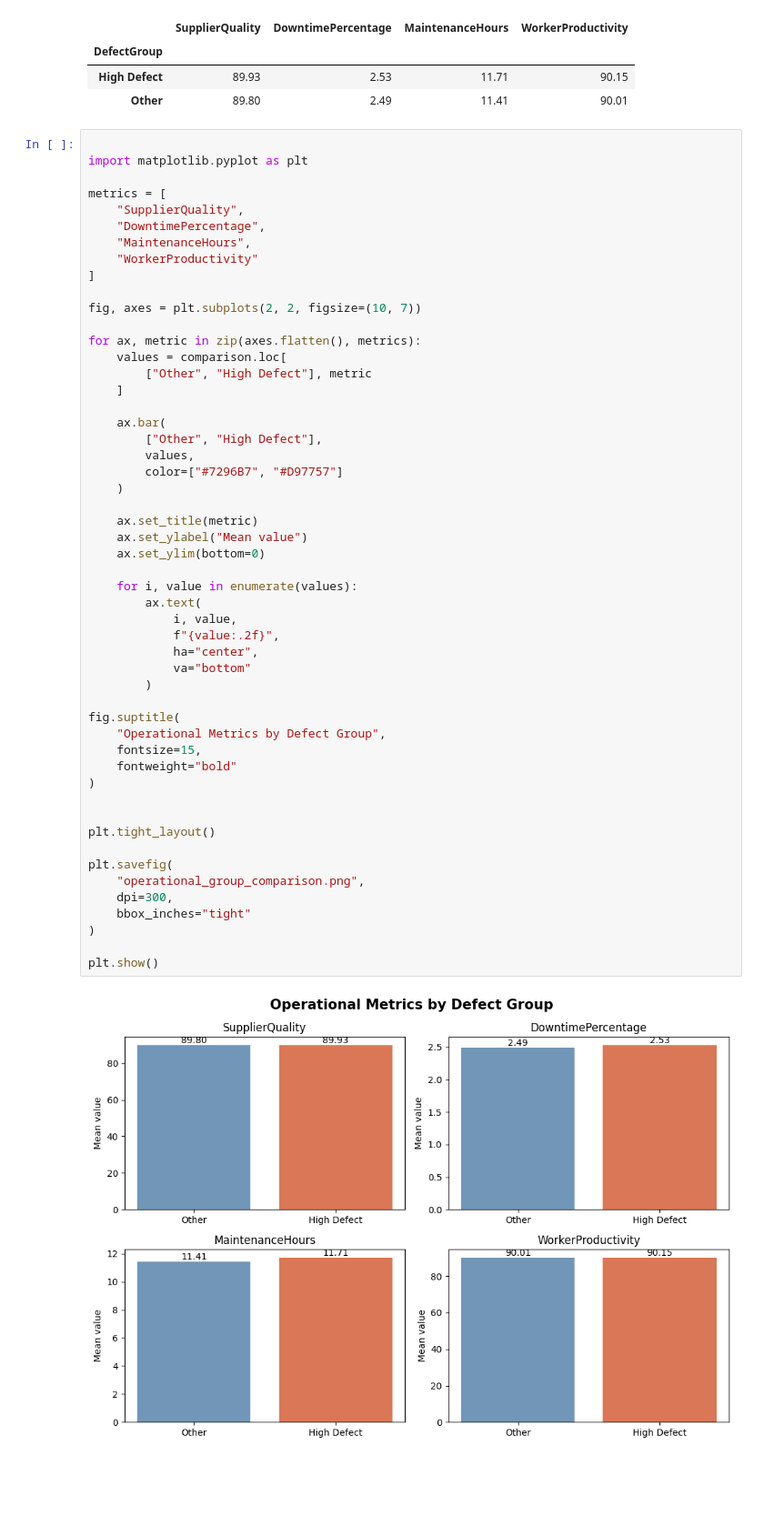
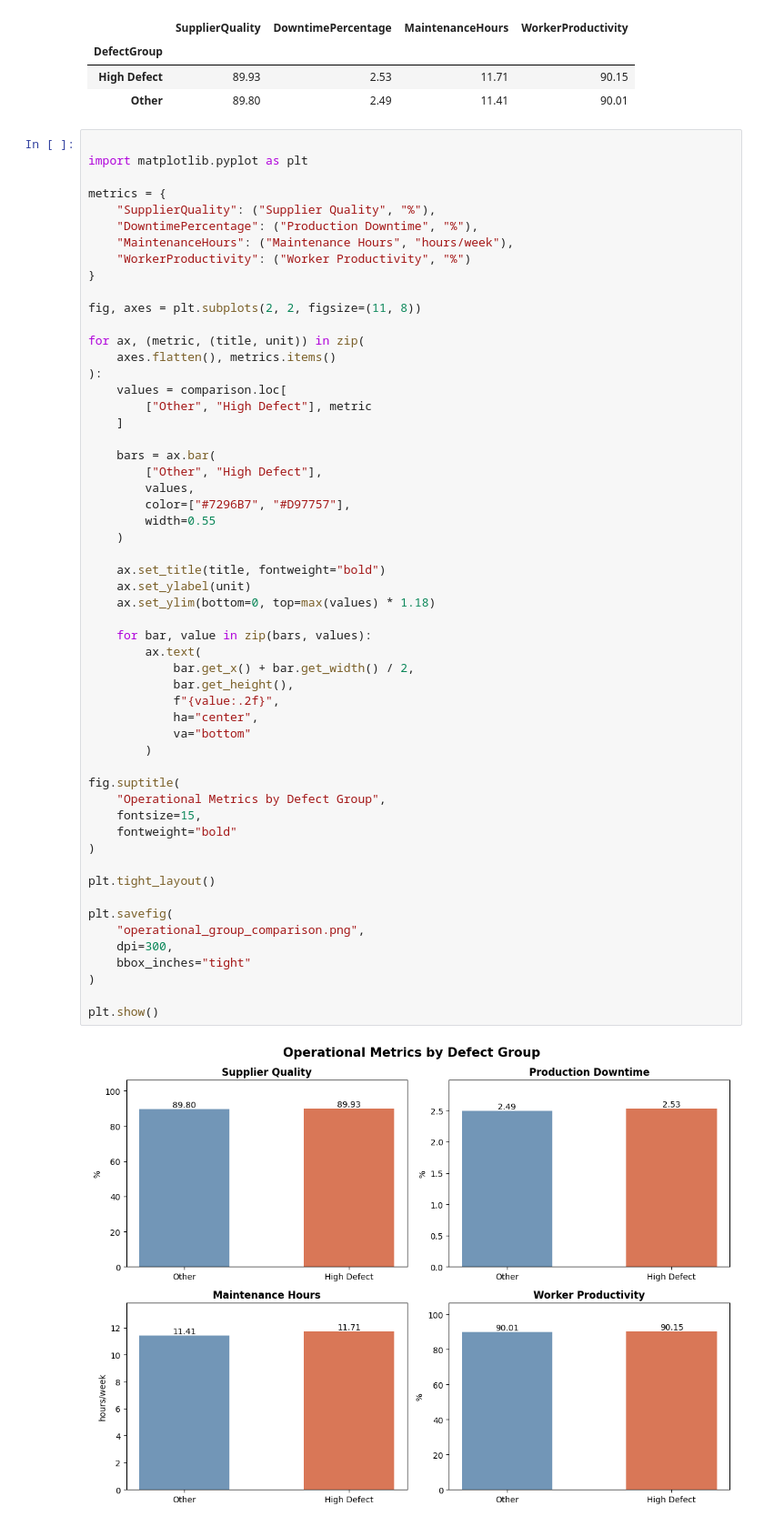
Before and after one commit to Adikrishna16/manufacturing-quality-kpi-analysis, a Jupyter notebook: Manufacturing_Quality_Analysis.ipynb, the cells around one changed output. Shown at 91% size. Drawn from its saved outputs; the diff is of its cells as text; blank space fills up the shorter version.

```diff
--- a/Manufacturing_Quality_Analysis.ipynb
+++ b/Manufacturing_Quality_Analysis.ipynb
@@ -559,53 +601,56 @@ display(comparison)
 
 import matplotlib.pyplot as plt
 
-metrics = [
-    "SupplierQuality",
-    "DowntimePercentage",
-    "MaintenanceHours",
-    "WorkerProductivity"
-]
+metrics = {
+    "SupplierQuality": ("Supplier Quality", "%"),
+    "DowntimePercentage": ("Production Downtime", "%"),
+    "MaintenanceHours": ("Maintenance Hours", "hours/week"),
+    "WorkerProductivity": ("Worker Productivity", "%")
+}
 
-fig, axes = plt.subplots(2, 2, figsize=(10, 7))
+fig, axes = plt.subplots(2, 2, figsize=(11, 8))
 
-for ax, metric in zip(axes.flatten(), metrics):
+for ax, (metric, (title, unit)) in zip(
+    axes.flatten(), metrics.items()
+):
     values = comparison.loc[
         ["Other", "High Defect"], metric
     ]
 
-    ax.bar(
+    bars = ax.bar(
         ["Other", "High Defect"],
         values,
-        color=["#7296B7", "#D97757"]
+        color=["#7296B7", "#D97757"],
+        width=0.55
     )
 
-    ax.set_title(metric)
-    ax.set_ylabel("Mean value")
-    ax.set_ylim(bottom=0)
+    ax.set_title(title, fontweight="bold")
+    ax.set_ylabel(unit)
+    ax.set_ylim(bottom=0, top=max(values) * 1.18)
 
-    for i, value in enumerate(values):
+    for bar, value in zip(bars, values):
         ax.text(
-            i, value,
+            bar.get_x() + bar.get_width() / 2,
+            bar.get_height(),
             f"{value:.2f}",
             ha="center",
             va="bottom"
         )
 
 fig.suptitle(
     "Operational Metrics by Defect Group",
     fontsize=15,
     fontweight="bold"
 )
 
-
 plt.tight_layout()
 
 plt.savefig(
     "operational_group_comparison.png",
     dpi=300,
     bbox_inches="tight"
 )
 
 plt.show()
 # %% [output]
-[figure, old version]
+[figure, new version]
```
Also changed, not shown: parts of 8 cells of this notebook.
